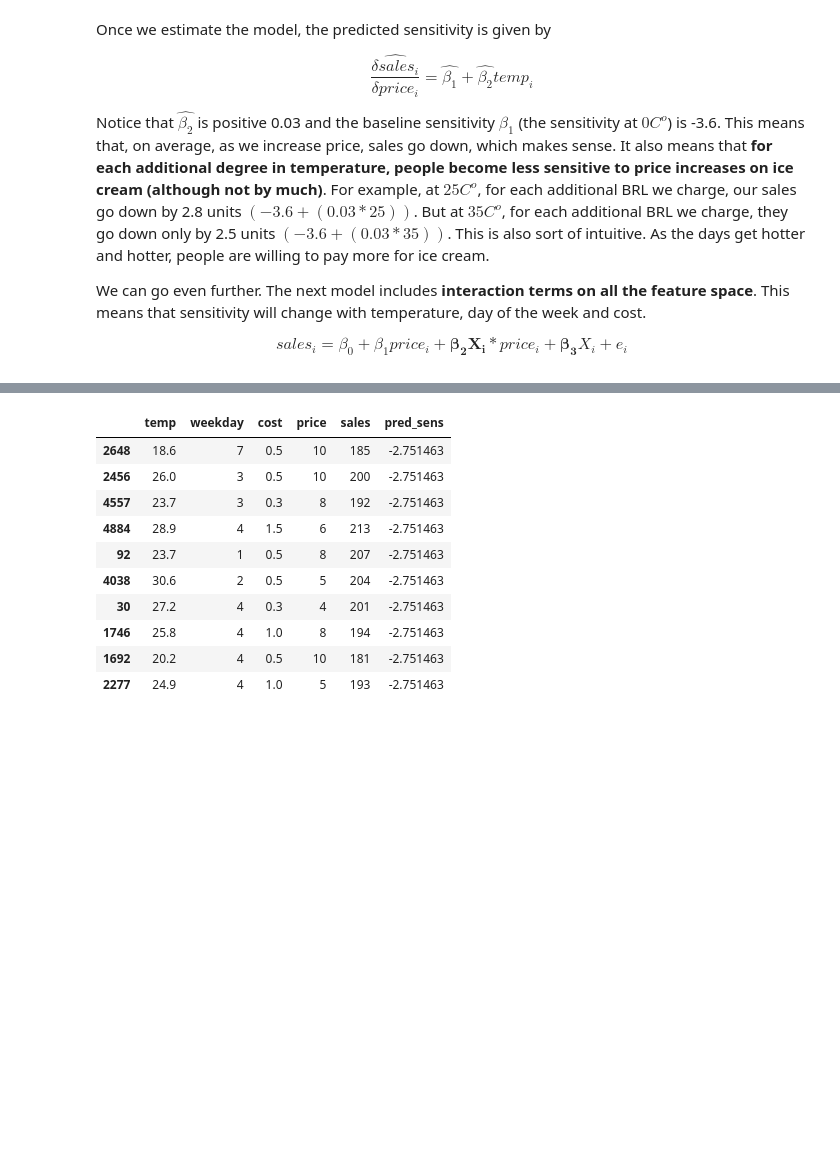
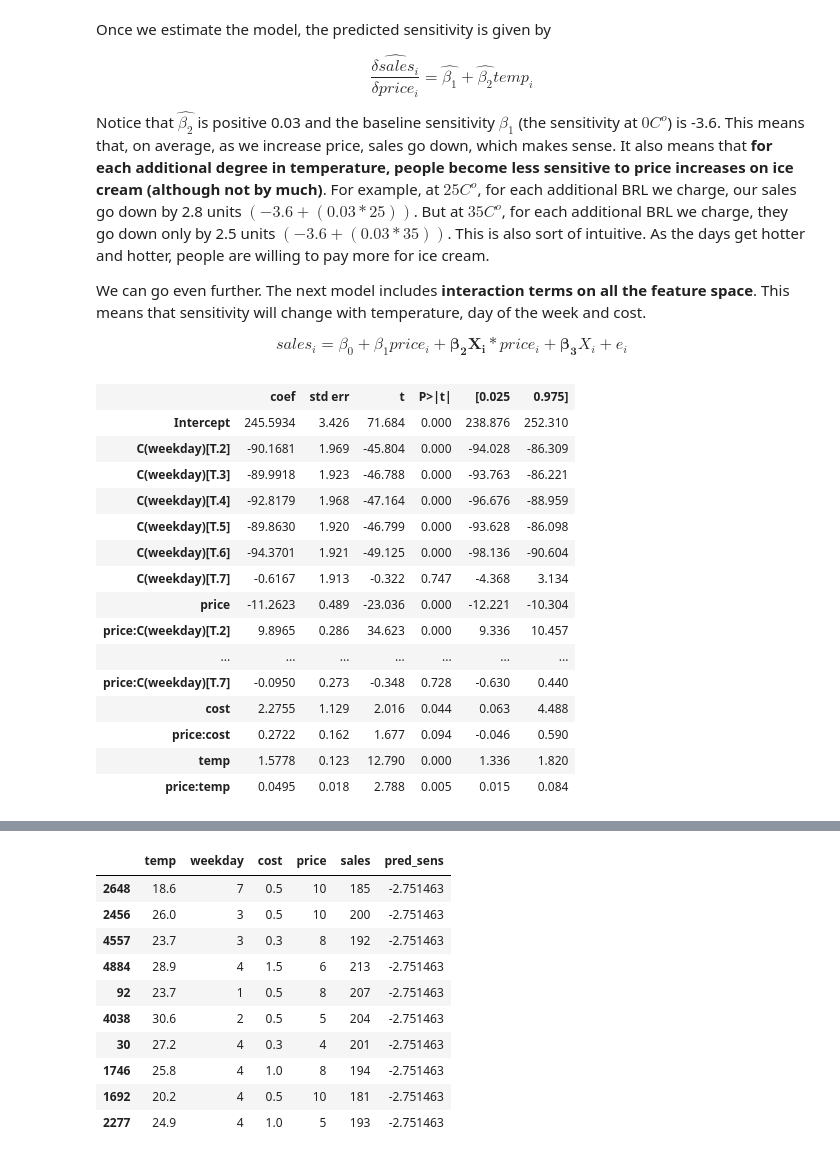
Before and after one commit to orionstar1987/python-causality-handbook, a Jupyter notebook: causal-inference-for-the-brave-and-true/18-Heterogeneous-Treatment-Effects-and-Personalization.ipynb, the cells around one changed output, grey strips where cells are left out. Drawn from its saved outputs; the diff is of its cells as text; code cells hidden in the pictures; blank space fills up the shorter version.

```diff
--- a/causal-inference-for-the-brave-and-true/18-Heterogeneous-Treatment-Effects-and-Personalization.ipynb
+++ b/causal-inference-for-the-brave-and-true/18-Heterogeneous-Treatment-Effects-and-Personalization.ipynb
@@ -252,6 +252,24 @@ sales_i = \beta_0 + \beta_1 price_i + \pmb{\beta_2 X_i}*price_i + \pmb{\beta_3}X
 $$
 # %%
 m3 = smf.ols("sales ~ price*cost + price*C(weekday) + price*temp", data=train).fit()
+m3.summary().tables[1]
+# %% [output]
+|  | coef | std err | t | P>|t| | [0.025 | 0.975] |
+| Intercept | 245.5934 | 3.426 | 71.684 | 0.000 | 238.876 | 252.310 |
+| C(weekday)[T.2] | -90.1681 | 1.969 | -45.804 | 0.000 | -94.028 | -86.309 |
+| C(weekday)[T.3] | -89.9918 | 1.923 | -46.788 | 0.000 | -93.763 | -86.221 |
+| C(weekday)[T.4] | -92.8179 | 1.968 | -47.164 | 0.000 | -96.676 | -88.959 |
+| C(weekday)[T.5] | -89.8630 | 1.920 | -46.799 | 0.000 | -93.628 | -86.098 |
+| C(weekday)[T.6] | -94.3701 | 1.921 | -49.125 | 0.000 | -98.136 | -90.604 |
+| C(weekday)[T.7] | -0.6167 | 1.913 | -0.322 | 0.747 | -4.368 | 3.134 |
+| price | -11.2623 | 0.489 | -23.036 | 0.000 | -12.221 | -10.304 |
+| price:C(weekday)[T.2] | 9.8965 | 0.286 | 34.623 | 0.000 | 9.336 | 10.457 |
+| ... | ... | ... | ... | ... | ... | ... |
+| price:C(weekday)[T.7] | -0.0950 | 0.273 | -0.348 | 0.728 | -0.630 | 0.440 |
+| cost | 2.2755 | 1.129 | 2.016 | 0.044 | 0.063 | 4.488 |
+| price:cost | 0.2722 | 0.162 | 1.677 | 0.094 | -0.046 | 0.590 |
+| temp | 1.5778 | 0.123 | 12.790 | 0.000 | 1.336 | 1.820 |
+| price:temp | 0.0495 | 0.018 | 2.788 | 0.005 | 0.015 | 0.084 |
 # %% [markdown]
 According to the above model, the unit level sensitivity, or CATE, would be given by
 
```
Also changed, not shown: parts of 3 cells of this notebook.
